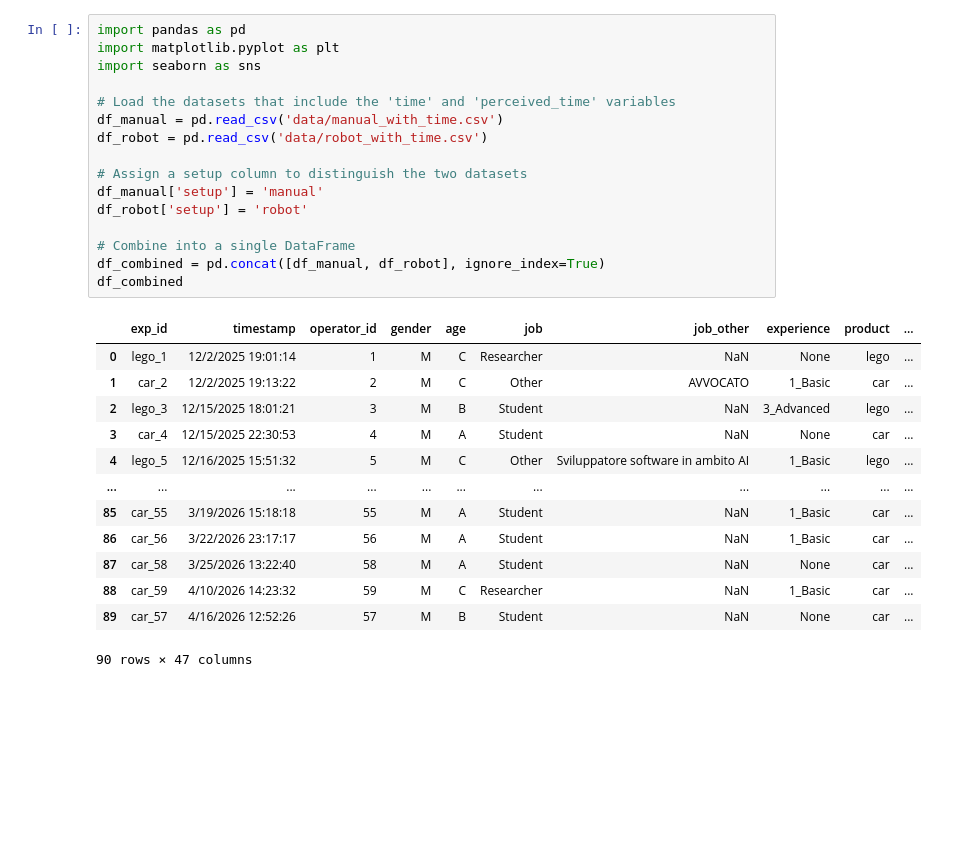
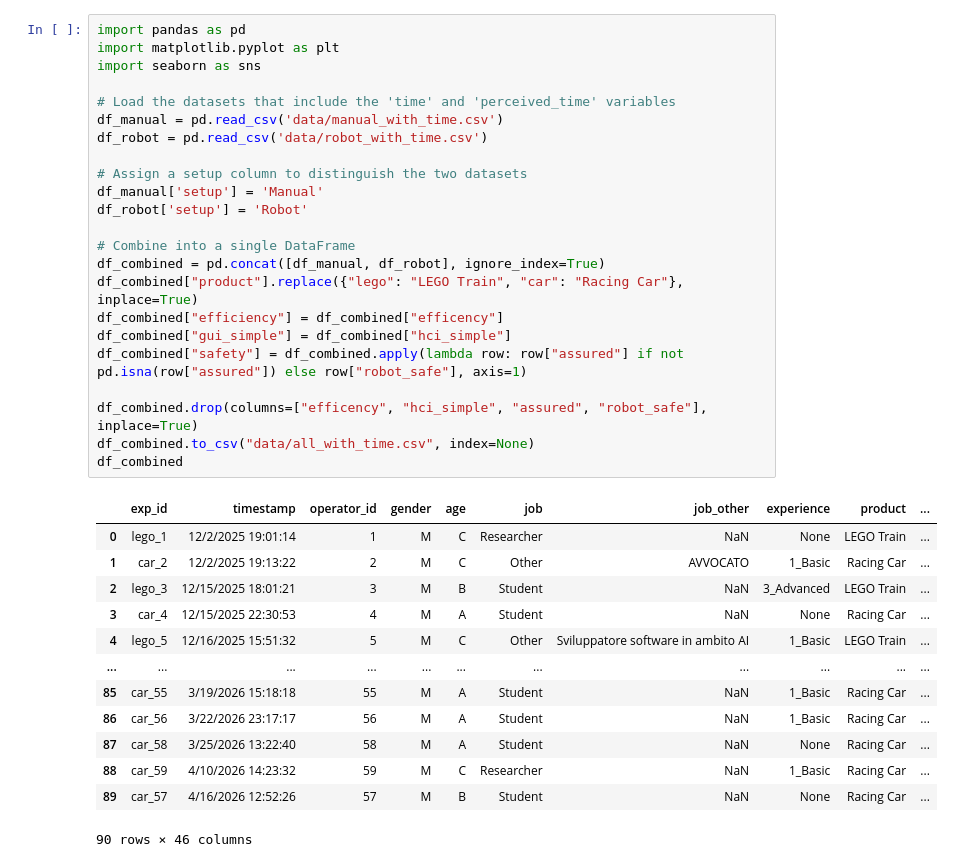
Before and after one commit to beatrice-portelli/MaCoRoGPT-plots, a Jupyter notebook: for_paper.ipynb, the cells around one changed output. Saved outputs shown, nothing was run; the diff lists cells and outputs as text; blank space fills up the shorter version.

```diff
--- a/for_paper.ipynb
+++ b/for_paper.ipynb
@@ -1,30 +59,37 @@
 # %%
 import pandas as pd
 import matplotlib.pyplot as plt
 import seaborn as sns
 
 # Load the datasets that include the 'time' and 'perceived_time' variables
 df_manual = pd.read_csv('data/manual_with_time.csv')
 df_robot = pd.read_csv('data/robot_with_time.csv')
 
 # Assign a setup column to distinguish the two datasets
-df_manual['setup'] = 'manual'
-df_robot['setup'] = 'robot'
+df_manual['setup'] = 'Manual'
+df_robot['setup'] = 'Robot'
 
 # Combine into a single DataFrame
 df_combined = pd.concat([df_manual, df_robot], ignore_index=True)
+df_combined["product"].replace({"lego": "LEGO Train", "car": "Racing Car"}, inplace=True)
+df_combined["efficiency"] = df_combined["efficency"]
+df_combined["gui_simple"] = df_combined["hci_simple"]
+df_combined["safety"] = df_combined.apply(lambda row: row["assured"] if not pd.isna(row["assured"]) else row["robot_safe"], axis=1)
+
+df_combined.drop(columns=["efficency", "hci_simple", "assured", "robot_safe"], inplace=True)
+df_combined.to_csv("data/all_with_time.csv", index=None)
 df_combined
 # %% [output]
 |  | exp_id | timestamp | operator_id | gender | age | job | job_other | experience | product | ... |
-| 0 | lego_1 | 12/2/2025 19:01:14 | 1 | M | C | Researcher | NaN | None | lego | ... |
-| 1 | car_2 | 12/2/2025 19:13:22 | 2 | M | C | Other | AVVOCATO | 1_Basic | car | ... |
-| 2 | lego_3 | 12/15/2025 18:01:21 | 3 | M | B | Student | NaN | 3_Advanced | lego | ... |
-| 3 | car_4 | 12/15/2025 22:30:53 | 4 | M | A | Student | NaN | None | car | ... |
-| 4 | lego_5 | 12/16/2025 15:51:32 | 5 | M | C | Other | Sviluppatore software in ambito AI | 1_Basic | lego | ... |
+| 0 | lego_1 | 12/2/2025 19:01:14 | 1 | M | C | Researcher | NaN | None | LEGO Train | ... |
+| 1 | car_2 | 12/2/2025 19:13:22 | 2 | M | C | Other | AVVOCATO | 1_Basic | Racing Car | ... |
+| 2 | lego_3 | 12/15/2025 18:01:21 | 3 | M | B | Student | NaN | 3_Advanced | LEGO Train | ... |
+| 3 | car_4 | 12/15/2025 22:30:53 | 4 | M | A | Student | NaN | None | Racing Car | ... |
+| 4 | lego_5 | 12/16/2025 15:51:32 | 5 | M | C | Other | Sviluppatore software in ambito AI | 1_Basic | LEGO Train | ... |
 | ... | ... | ... | ... | ... | ... | ... | ... | ... | ... | ... |
-| 85 | car_55 | 3/19/2026 15:18:18 | 55 | M | A | Student | NaN | 1_Basic | car | ... |
-| 86 | car_56 | 3/22/2026 23:17:17 | 56 | M | A | Student | NaN | 1_Basic | car | ... |
-| 87 | car_58 | 3/25/2026 13:22:40 | 58 | M | A | Student | NaN | None | car | ... |
-| 88 | car_59 | 4/10/2026 14:23:32 | 59 | M | C | Researcher | NaN | 1_Basic | car | ... |
-| 89 | car_57 | 4/16/2026 12:52:26 | 57 | M | B | Student | NaN | None | car | ... |
+| 85 | car_55 | 3/19/2026 15:18:18 | 55 | M | A | Student | NaN | 1_Basic | Racing Car | ... |
+| 86 | car_56 | 3/22/2026 23:17:17 | 56 | M | A | Student | NaN | 1_Basic | Racing Car | ... |
+| 87 | car_58 | 3/25/2026 13:22:40 | 58 | M | A | Student | NaN | None | Racing Car | ... |
+| 88 | car_59 | 4/10/2026 14:23:32 | 59 | M | C | Researcher | NaN | 1_Basic | Racing Car | ... |
+| 89 | car_57 | 4/16/2026 12:52:26 | 57 | M | B | Student | NaN | None | Racing Car | ... |
-90 rows × 47 columns
+90 rows × 46 columns
```
Also changed, not shown: parts of 12 cells of this notebook, 50 other files.
